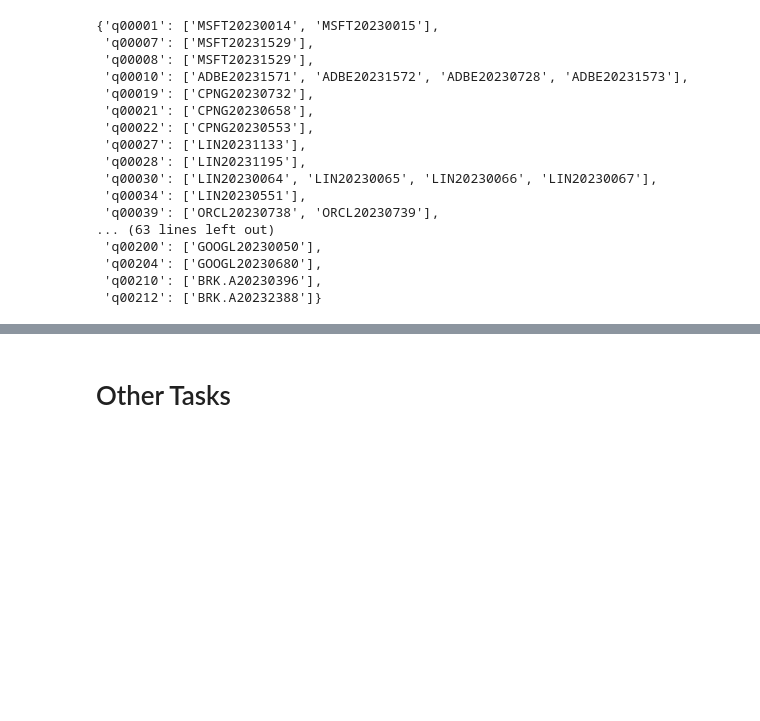
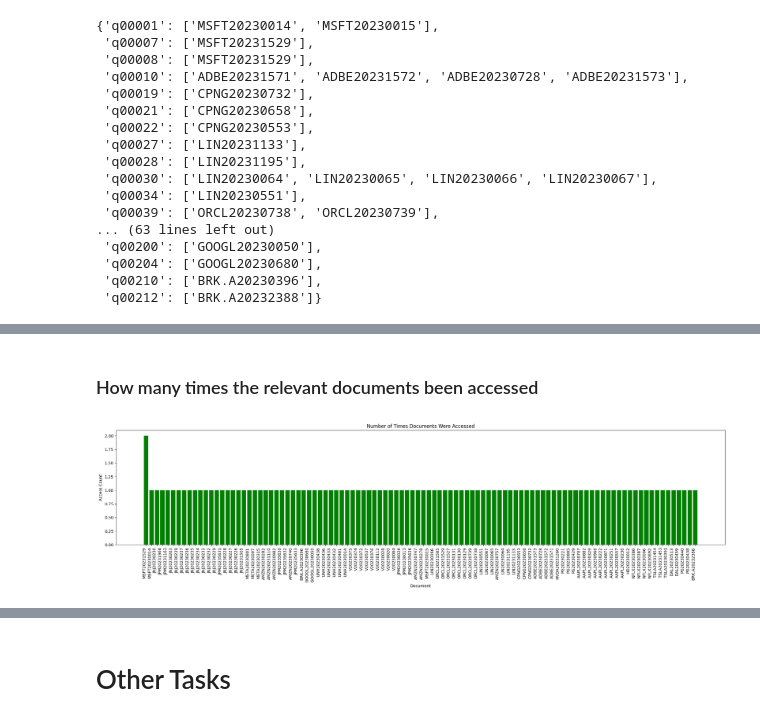
Before and after one commit to emrekuruu/Finance_RAG, a Jupyter notebook: data/inspect.ipynb, the cells around one changed output, grey strips where cells are left out. Cells and saved outputs as stored; diff of their text form; code cells hidden in the pictures; blank space fills up the shorter version.

```diff
--- a/data/inspect.ipynb
+++ b/data/inspect.ipynb
@@ -123,0 +112,29 @@ df_queries
+# %% [markdown]
+### How many times the relevant documents been accessed
+# %%
+# Create a dictionary to count how many times each document is accessed
+doc_access_count = {}
+
+# Loop through qrels_dict and count document access
+for query, doc_list in qrels_dict.items():
+    for doc in doc_list:
+        if doc in doc_access_count:
+            doc_access_count[doc] += 1
+        else:
+            doc_access_count[doc] = 1
+
+# Convert doc_access_count to a pandas DataFrame for easy plotting
+df_doc_access = pd.DataFrame(list(doc_access_count.items()), columns=['Document', 'Access Count'])
+
+# Plotting the bar graph of document access count
+plt.figure(figsize=(22, 6))
+df_doc_access.sort_values(by='Access Count', ascending=False, inplace=True)  # Sort by access count
+plt.bar(df_doc_access['Document'], df_doc_access['Access Count'], color='green')
+plt.xticks(rotation=90, ha='right')
+plt.title('Number of Times Documents Were Accessed')
+plt.xlabel('Document')
+plt.ylabel('Access Count')
+plt.tight_layout()
+plt.show()
+# %% [output]
+[figure, added]
```
Also changed, not shown: parts of 8 cells of this notebook, 3 other files.
